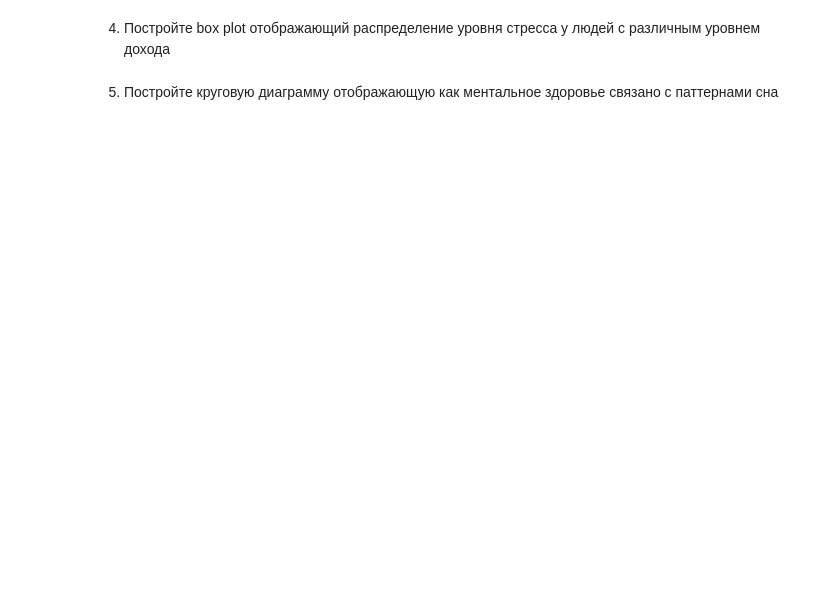
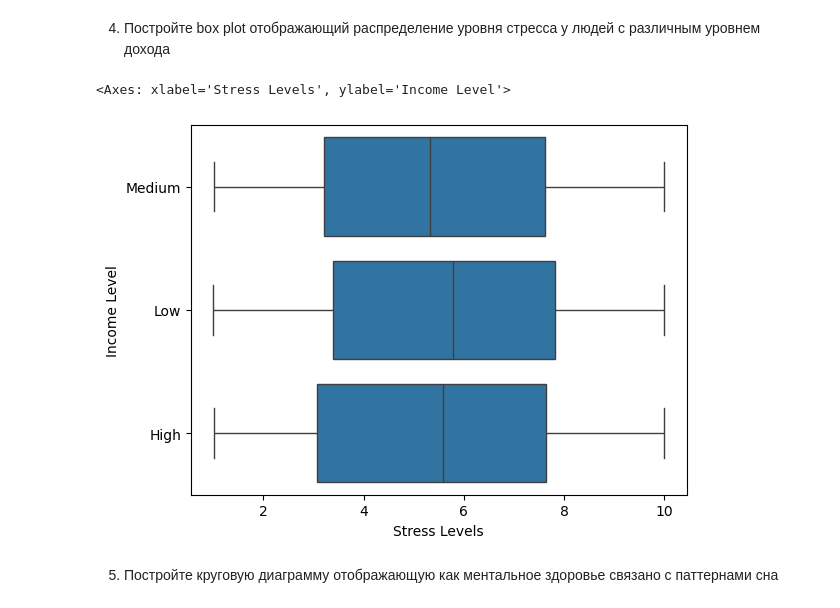
Before and after one commit to theS3ven/ml_labs, a Jupyter notebook: lr1/Variant 7/Lab1-7.ipynb, the cells around one changed output. Cells and saved outputs as stored; diff of their text form; code cells hidden in the pictures; blank space fills up the shorter version.

```diff
--- a/lr1/Variant 7/Lab1-7.ipynb
+++ b/lr1/Variant 7/Lab1-7.ipynb
@@ -295,2 +395,10 @@ plt.show()
 # %% [markdown]
 4. Постройте box plot отображающий распределение уровня стресса у людей с различным уровнем дохода
+# %%
+sns.boxplot(
+    x="Stress Levels",
+    y="Income Level",
+    data=data)
+# %% [output]
+<Axes: xlabel='Stress Levels', ylabel='Income Level'>
+[figure, added]
```
Also changed, not shown: parts of 17 cells of this notebook.
